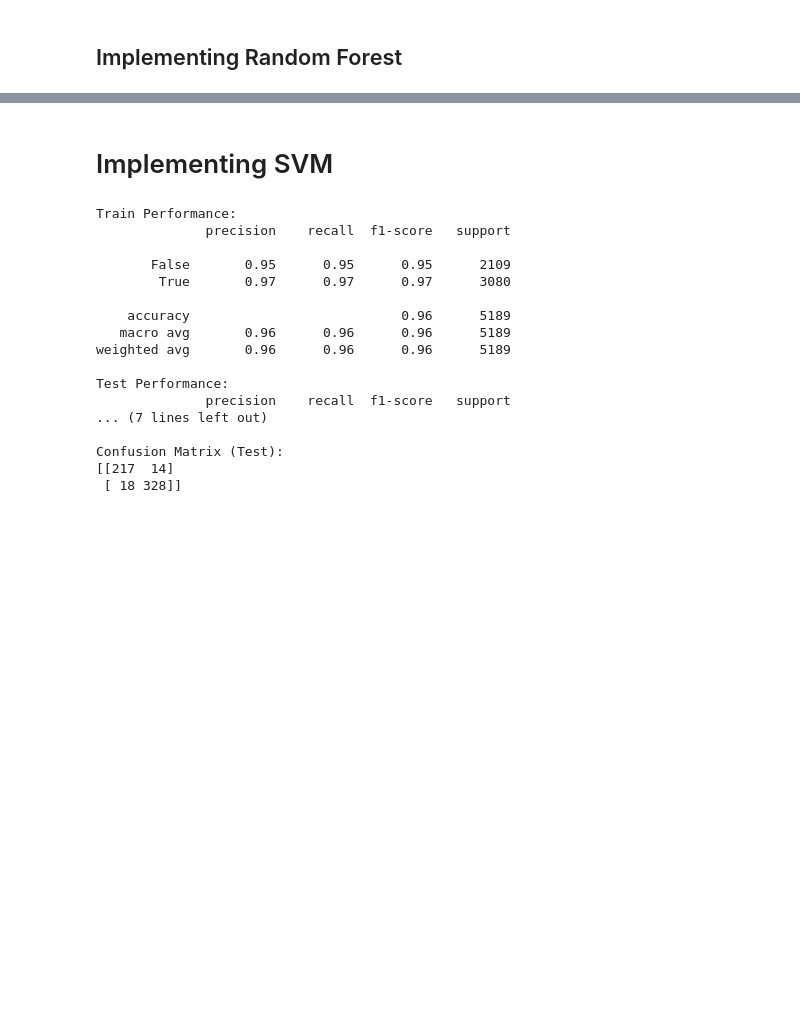
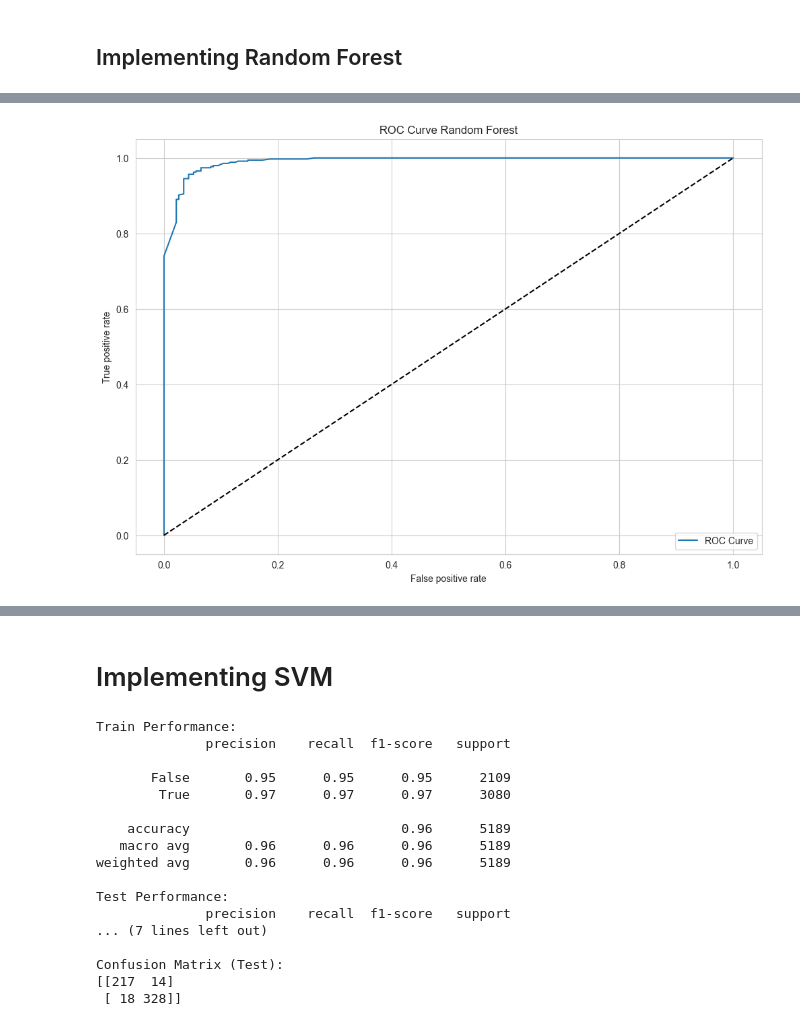
Before and after one commit to LuisMontenegro21/SecurityDataScienceProject, a Jupyter notebook: project.ipynb, the cells around one changed output, grey strips where cells are left out. Drawn from its saved outputs; the diff is of its cells as text; code cells hidden in the pictures; blank space fills up the shorter version.

```diff
--- a/project.ipynb
+++ b/project.ipynb
@@ -565,0 +558,17 @@ Confusion Matrix (Test):
+# %%
+
+y_probs = rand_forest.predict_proba(X_test)
+
+fpr, tpr, _ = metrics.roc_curve(y_test, y_probs[:, 1]) # type: ignore
+roc_auc = metrics.auc(fpr, tpr)
+
+plt.figure(figsize=(12, 8))
+plt.plot(fpr, tpr, label="ROC Curve")
+plt.plot([0,1], [0,1], 'k--')
+plt.xlabel("False positive rate")
+plt.ylabel("True positive rate")
+plt.title("ROC Curve Random Forest")
+plt.legend(loc="lower right")
+plt.show()
+# %% [output]
+[figure, added]
```
Also changed, not shown: parts of 9 cells of this notebook.
